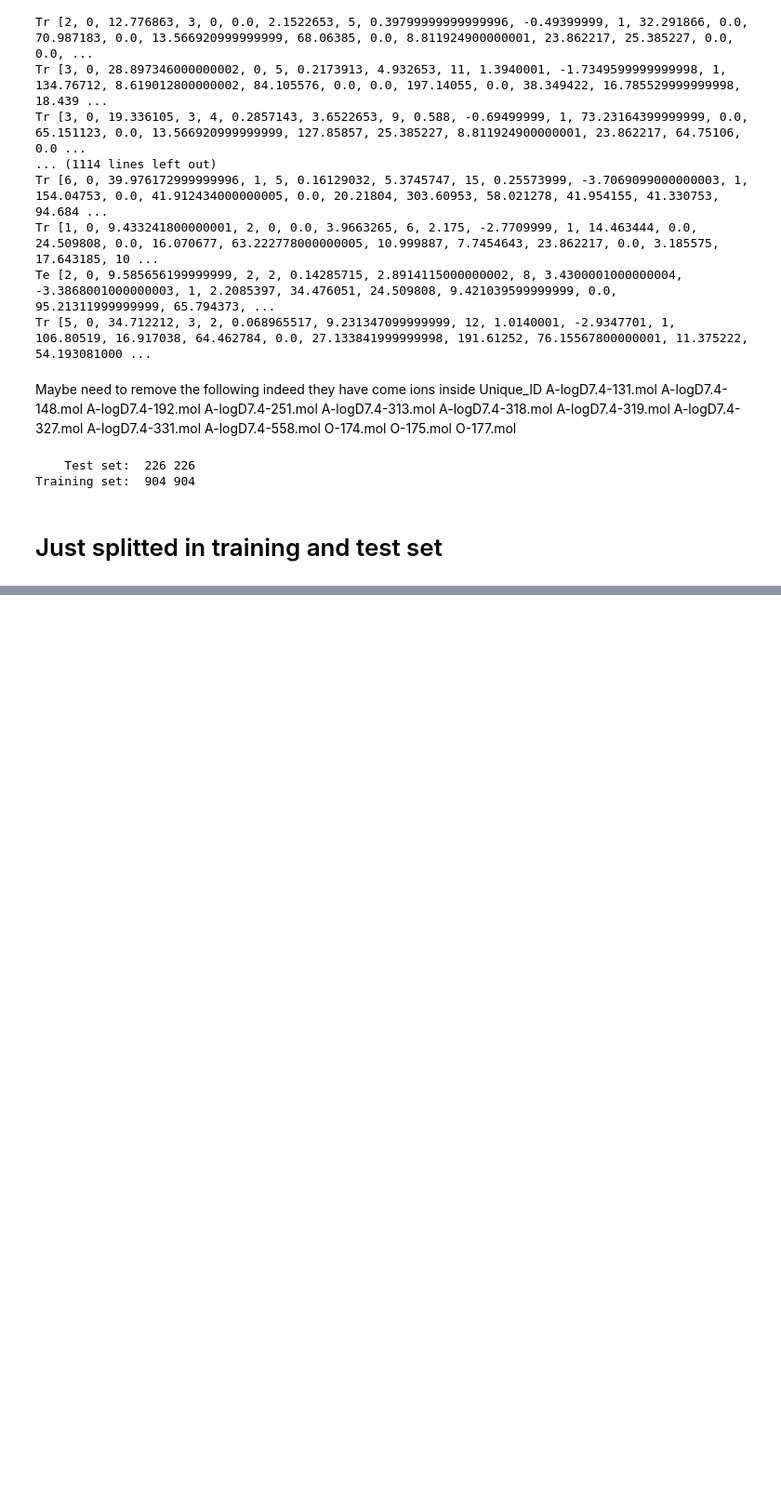
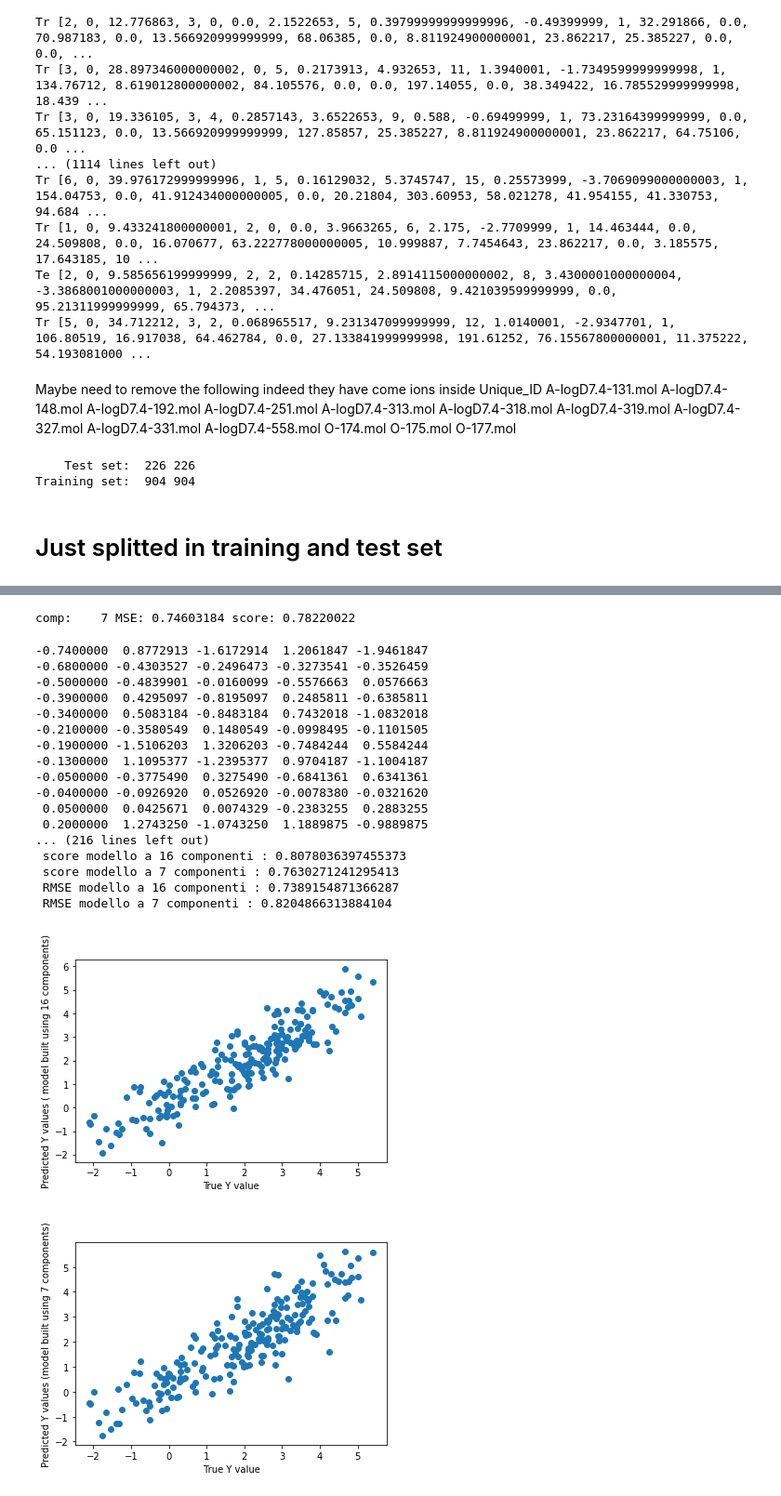
Before and after one commit to lstorchi/mllogdp, a Jupyter notebook: mergedataset.ipynb, the cells around one changed output, grey strips where cells are left out. Shown at 93% size. Drawn from its saved outputs; the diff is of its cells as text; code cells hidden in the pictures; blank space fills up the shorter version.

```diff
--- a/mergedataset.ipynb
+++ b/mergedataset.ipynb
@@ -133,0 +212,76 @@ Training set:  904 904
+# %%
+ncompgraf = 7
+
+pls_7 = PLSRegression(ncompgraf)
+pls_7.fit(Xtr, Ytr)
+
+y_cv7 = cross_val_predict(pls_7, Xtr, Ytr, cv=10)
+
+score7cv = r2_score(Ytr, y_cv7)
+mse7cv = mean_squared_error(Ytr, y_cv7)
+
+print("comp: %4d MSE: %10.8f score: %10.8f"%(ncompgraf, mse7cv, score7cv))
+# %% [output]
+comp:    7 MSE: 0.74603184 score: 0.78220022
+# %%
+Y_pred16 = pls_16.predict(Xte)
+Y_pred7 = pls_7.predict(Xte)
+
+mse_pred16 = mean_squared_error(Yte, Y_pred16 )
+mse_pred7 = mean_squared_error(Yte, Y_pred7 )
+RMSE_pred16 = mean_squared_error(Yte, Y_pred16, squared = False )
+RMSE_pred7 = mean_squared_error(Yte, Y_pred7, squared = False )
+
+diff7 = []
+diff16 = []
+
+for idx, val in enumerate(Yte):
+    diff7.append(val-Y_pred7[idx])
+    diff16.append(val-Y_pred16[idx])
+    print("%10.7f %10.7f %10.7f %10.7f %10.7f"%(\
+                                val, Y_pred16[idx], diff16[-1], \
+                            Y_pred7[idx], diff7[-1]))
+
+print("MSE 16 comp: ", mse_pred16)
+print("MSE 7 comp: ", mse_pred7)
+score16 = r2_score(Yte, Y_pred16 )
+print(" score modello a 16 componenti :", score16 )
+score7 = r2_score(Yte, Y_pred7 )
+print(" score modello a 7 componenti :", score7 )
+print(" RMSE modello a 16 componenti :", RMSE_pred16)
+print(" RMSE modello a 7 componenti :", RMSE_pred7)
+
+
+plt.xlabel("True Y value")
+plt.ylabel("Predicted Y values ( model built using 16 components)")
+
+plt.scatter(Yte, Y_pred16)
+
+plt.show()
+
+plt.xlabel(" True Y value")
+plt.ylabel(" Predicted Y values (model built using 7 components) ")
+
+plt.scatter(Yte, Y_pred7)
+
+plt.show()
+# %% [output]
+-0.7400000  0.8772913 -1.6172914  1.2061847 -1.9461847
+-0.6800000 -0.4303527 -0.2496473 -0.3273541 -0.3526459
+-0.5000000 -0.4839901 -0.0160099 -0.5576663  0.0576663
+-0.3900000  0.4295097 -0.8195097  0.2485811 -0.6385811
+-0.3400000  0.5083184 -0.8483184  0.7432018 -1.0832018
+-0.2100000 -0.3580549  0.1480549 -0.0998495 -0.1101505
+-0.1900000 -1.5106203  1.3206203 -0.7484244  0.5584244
+-0.1300000  1.1095377 -1.2395377  0.9704187 -1.1004187
+-0.0500000 -0.3775490  0.3275490 -0.6841361  0.6341361
+-0.0400000 -0.0926920  0.0526920 -0.0078380 -0.0321620
+ 0.0500000  0.0425671  0.0074329 -0.2383255  0.2883255
+ 0.2000000  1.2743250 -1.0743250  1.1889875 -0.9889875
+... (216 lines left out)
+ score modello a 16 componenti : 0.8078036397455373
+ score modello a 7 componenti : 0.7630271241295413
+ RMSE modello a 16 componenti : 0.7389154871366287
+ RMSE modello a 7 componenti : 0.8204866313884104
+[figure, added]
+[figure, added]
```
Also changed, not shown: parts of 5 cells of this notebook.
